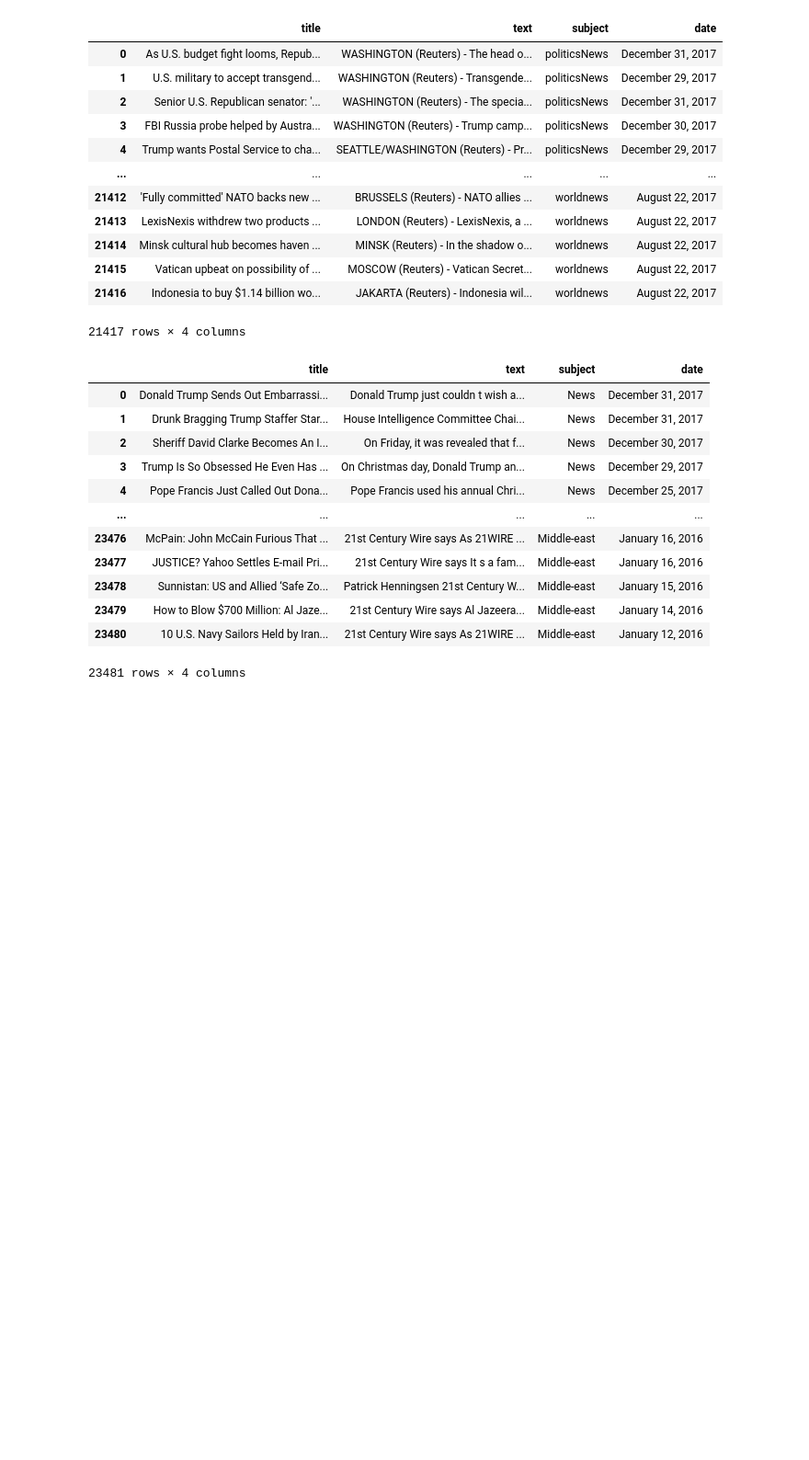
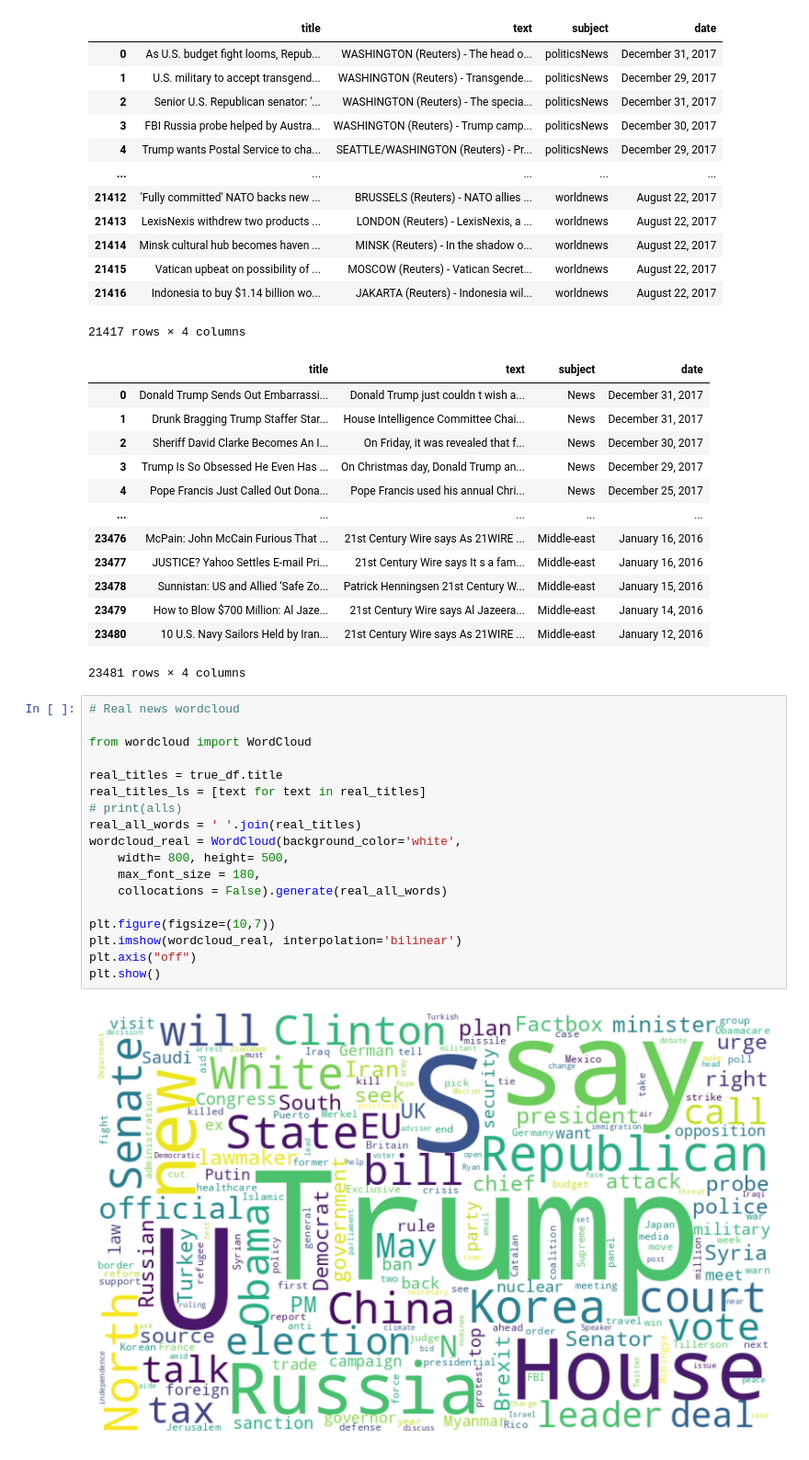
Before and after one commit to hhumayune/Fake-News-Detector, a Jupyter notebook: fake_news_detection.ipynb, the cells around one changed output. Shown: that part at 92% size. Cells and saved outputs as stored; diff of their text form; blank space fills up the shorter version.

```diff
--- a/fake_news_detection.ipynb
+++ b/fake_news_detection.ipynb
@@ -52,3 +56,23 @@ display(fake_df)
 | 23479 | How to Blow $700 Million: Al Jaze... | 21st Century Wire says Al Jazeera... | Middle-east | January 14, 2016 |
 | 23480 | 10 U.S. Navy Sailors Held by Iran... | 21st Century Wire says As 21WIRE ... | Middle-east | January 12, 2016 |
 23481 rows × 4 columns
+# %%
+# Real news wordcloud
+
+from wordcloud import WordCloud
+
+real_titles = true_df.title
+real_titles_ls = [text for text in real_titles]
+# print(alls)
+real_all_words = ' '.join(real_titles)
+wordcloud_real = WordCloud(background_color='white',
+    width= 800, height= 500,
+    max_font_size = 180,
+    collocations = False).generate(real_all_words)
+
+plt.figure(figsize=(10,7))
+plt.imshow(wordcloud_real, interpolation='bilinear')
+plt.axis("off")
+plt.show()
+# %% [output]
+[figure, added]
```
Also changed, not shown: parts of 10 cells of this notebook.
